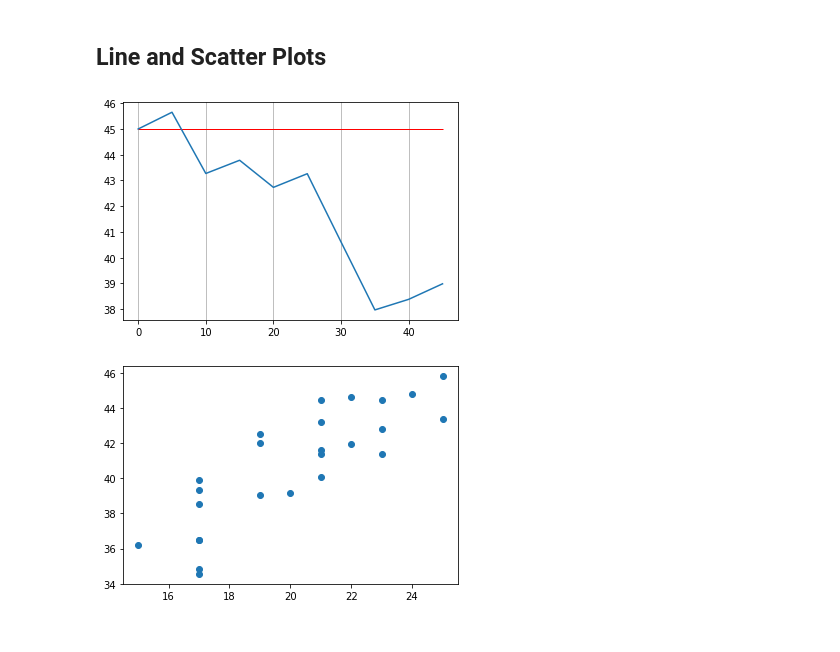
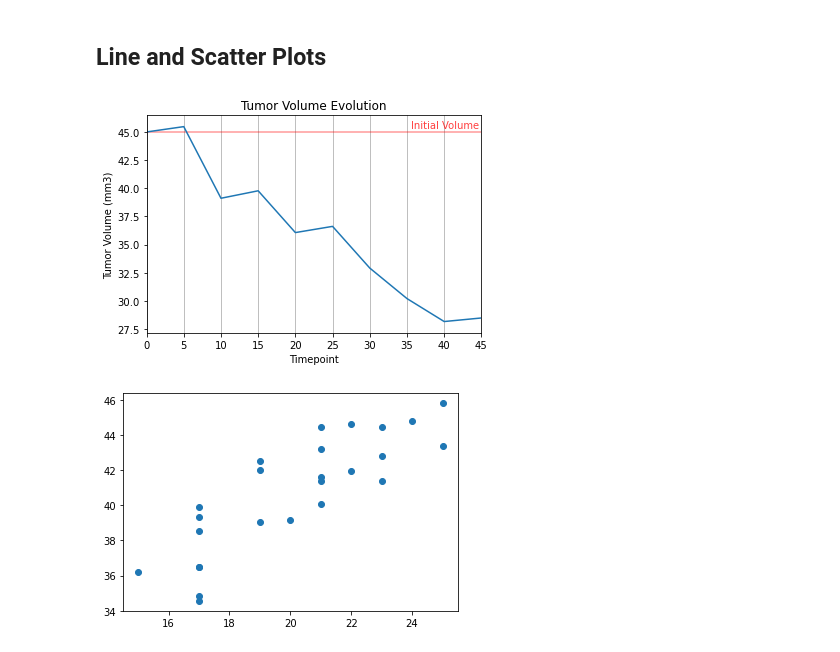
Before and after one commit to rperezme-data/DAB_H05_Matplotlib-challenge, a Jupyter notebook: Pymaceuticals/main.ipynb, the cells around one changed output. Drawn from its saved outputs; the diff is of its cells as text; code cells hidden in the pictures.

Commit message:
Format Line Plot

```diff
--- a/Pymaceuticals/main.ipynb
+++ b/Pymaceuticals/main.ipynb
@@ -148,8 +148,9 @@ plt.xlabel("Drug Regimen")
 plt.ylabel("Number of Measurements")
 
 ## Display value of each bar
+measurements_num = list(clean_data['Drug Regimen'].value_counts().values)
 for index, value in enumerate(measurements_num):
-    plt.text(index-.3, 20, str(value), color='blue')
+    plt.text(index-.3, 15, str(value), color='purple')
 
 ## Show plot
 plt.show()
@@ -159,12 +160,17 @@ plt.show()
 # Generate a bar plot showing the total number of measurements taken on each drug regimen using pyplot.
 regime_counts = clean_data['Drug Regimen'].value_counts()
 
-drug_regimen = regime_counts.index
-measurements_num = regime_counts.values
+drug_regimen = list(regime_counts.index)
+measurements_num = list(regime_counts.values)
 labels = [regime_counts.name]
 
 ## Set Bar Plot parameters
 plt.bar(drug_regimen, measurements_num, color='green', alpha=0.5, align='center', width=0.5)
+
+# Give the chart a title, x label, and y label
+plt.title("Measurements per Drug Regimen")
+plt.xlabel("Drug Regimen")
+plt.ylabel("Number of Measurements")
 
 # Set x_axis properties
 x_axis = range(len(drug_regimen))
@@ -177,14 +183,9 @@ plt.xlim(-0.5, len(x_axis)-0.5)
 # Set the limits of the y axis
 plt.ylim(0, max(measurements_num)+10)
 
-# Give the chart a title, x label, and y label
-plt.title("Measurements per Drug Regimen")
-plt.xlabel("Drug Regimen")
-plt.ylabel("Number of Measurements")
-
 ## Display value of each bar
 for index, value in enumerate(measurements_num):
-    plt.text(index-.3, 20, str(value), color='blue')
+    plt.text(index-.3, 15, str(value), color='purple')
 
 ## Set plot legend
 plt.legend(labels, loc='upper right')
@@ -366,25 +362,46 @@ plt.show()
 # %%
 # Generate a line plot of tumor volume vs. time point for a mouse treated with Capomulin
 treatment = "Capomulin"
 treatment_data = clean_data.loc[clean_data['Drug Regimen'] == treatment][['Mouse ID', 'Timepoint', 'Tumor Volume (mm3)', 'Weight (g)']]
 
 ## Dependencies
 import random as rd
-## Random mouse sample
-sample_mouse = rd.sample(list(treatment_data['Mouse ID'].unique()) ,1)[0]
+## Random mouse sample (from mice with max timepoint value)
+sample_mouse = rd.sample(list(treatment_data['Mouse ID'].loc[treatment_data['Timepoint'] == max(treatment_data['Timepoint'])]), 1)[0]
 ## Sample mouse data
 sample_data = treatment_data.loc[treatment_data['Mouse ID'] == sample_mouse]
 
-time_values = treatment_data.loc[treatment_data['Mouse ID'] == sample_mouse]['Timepoint']
-vol_values = treatment_data.loc[treatment_data['Mouse ID'] == sample_mouse]['Tumor Volume (mm3)']
+time_values = list(treatment_data.loc[treatment_data['Mouse ID'] == sample_mouse]['Timepoint'].values)
+vol_values = list(treatment_data.loc[treatment_data['Mouse ID'] == sample_mouse]['Tumor Volume (mm3)'].values)
 
+## LINE PLOT
+## Set Line Plot parameters
 plt.plot(time_values, vol_values)
-plt.hlines(45, min(time_values), max(time_values), alpha=1, color='red', linestyle='-', linewidth=1)
+
+# Give the chart a title, x label, and y label
+plt.title("Tumor Volume Evolution")
+plt.xlabel("Timepoint")
+plt.ylabel("Tumor Volume (mm3)")
+
+# Set x_axis properties
+x_axis = time_values
+tick_locations = [value for value in x_axis]
+plt.xticks(tick_locations, x_axis, rotation=0)
+
+# Set the limits of the x axis
+plt.xlim(0, x_axis[-1])
+
+# Set the limits of the y axis
+plt.ylim(min(vol_values)-1, max(vol_values)+1)
+
+# Plot & Annotate horizontal line for Initual Tumor Volume (mm3)
+plt.hlines(vol_values[0], min(time_values), max(time_values), alpha=0.3, color='red', linestyle='-', linewidth=2.0)
+plt.annotate("Initial Volume",(time_values[-1]-9.5, vol_values[0]+0.3), fontsize=10, color="red", alpha=0.75)
 
 plt.grid(axis='x')
 plt.show()
 # %% [output]
-[figure, old version]
+[figure, new version]
 # %%
 # Generate a scatter plot of average tumor volume vs. mouse weight for the Capomulin regimen
 x_values = treatment_data.groupby('Mouse ID').mean()['Weight (g)']
```
Also changed, not shown: parts of 5 cells of this notebook.
